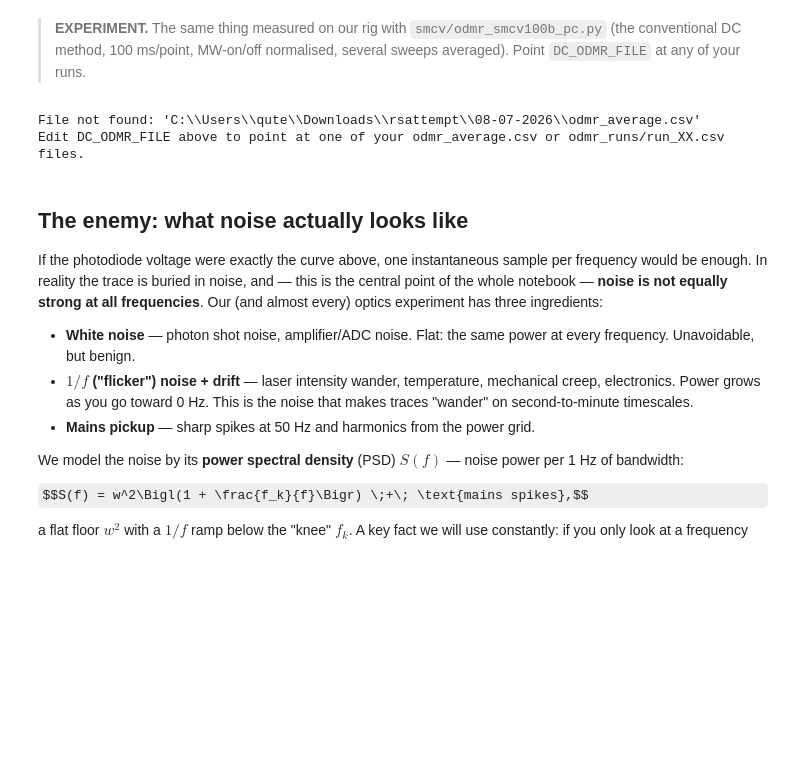
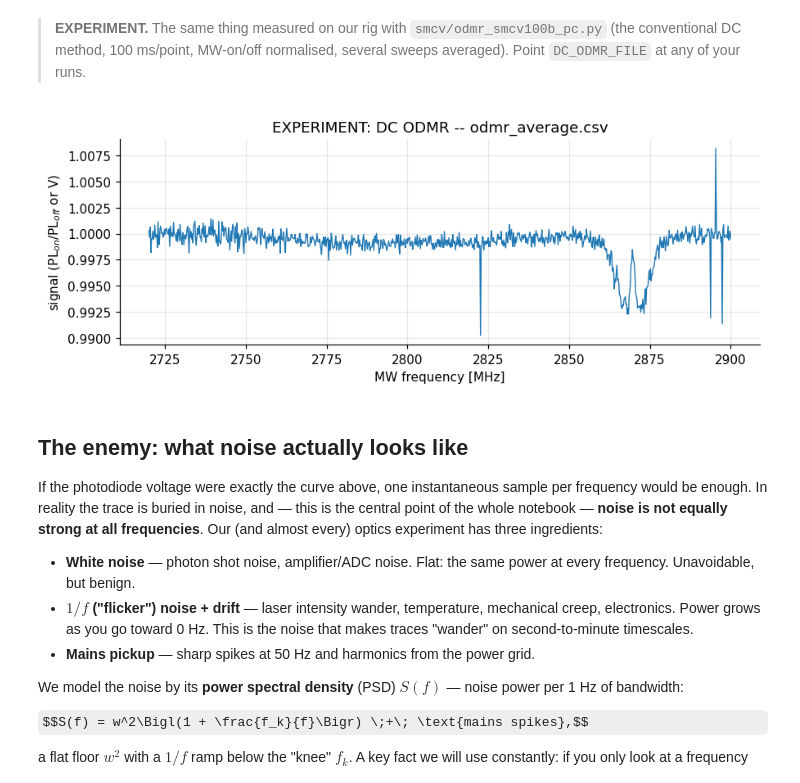
Before and after one commit to GonReina/BudgetODMR, a Jupyter notebook: notebooks/lockin_odmr_tutorial.ipynb, the cells around one changed output. Saved outputs shown, nothing was run; the diff lists cells and outputs as text; code cells hidden in the pictures; some formulas as TeX source; blank space fills up the shorter version.

```diff
--- a/notebooks/lockin_odmr_tutorial.ipynb
+++ b/notebooks/lockin_odmr_tutorial.ipynb
@@ -104,29 +104,28 @@ normalised, several sweeps averaged). Point `DC_ODMR_FILE` at any of your runs.
 # %%
 # === EXPERIMENT: a measured DC ODMR spectrum ===============================
 import csv, os
 
-DC_ODMR_FILE = r"C:\Users\qute\Downloads\rsattempt\08-07-2026\odmr_average.csv"  # <-- edit me
+DC_ODMR_FILE = r"C:\Users\qute\Downloads\rsattempt\02-07-2026\odmr_average.csv"  # <-- edit me
 
 if not os.path.exists(DC_ODMR_FILE):
     print(f"File not found: {DC_ODMR_FILE!r}\n"
           "Edit DC_ODMR_FILE above to point at one of your odmr_average.csv "
           "or odmr_runs/run_XX.csv files.")
 else:
     fx, vy = [], []
     with open(DC_ODMR_FILE) as fh:
         for row in csv.reader(fh):
             if not row or row[0].startswith("#") or row[0].startswith("freq"):
                 continue
             fx.append(float(row[0])); vy.append(float(row[1]))
     fig, ax = plt.subplots(figsize=(8, 3))
     ax.plot(fx, vy, lw=0.9, color="C0")
     ax.set(xlabel="MW frequency [MHz]",
            ylabel="signal (PL$_{on}$/PL$_{off}$ or V)",
            title="EXPERIMENT: DC ODMR -- " + os.path.basename(DC_ODMR_FILE))
     plt.show()
 # %% [output]
-File not found: 'C:\\Users\\qute\\Downloads\\rsattempt\\08-07-2026\\odmr_average.csv'
-Edit DC_ODMR_FILE above to point at one of your odmr_average.csv or odmr_runs/run_XX.csv files.
+[figure, added]
 # %% [markdown]
 ## The enemy: what noise actually looks like
 
```
Also changed, not shown: parts of 8 cells of this notebook, 13 other files.
